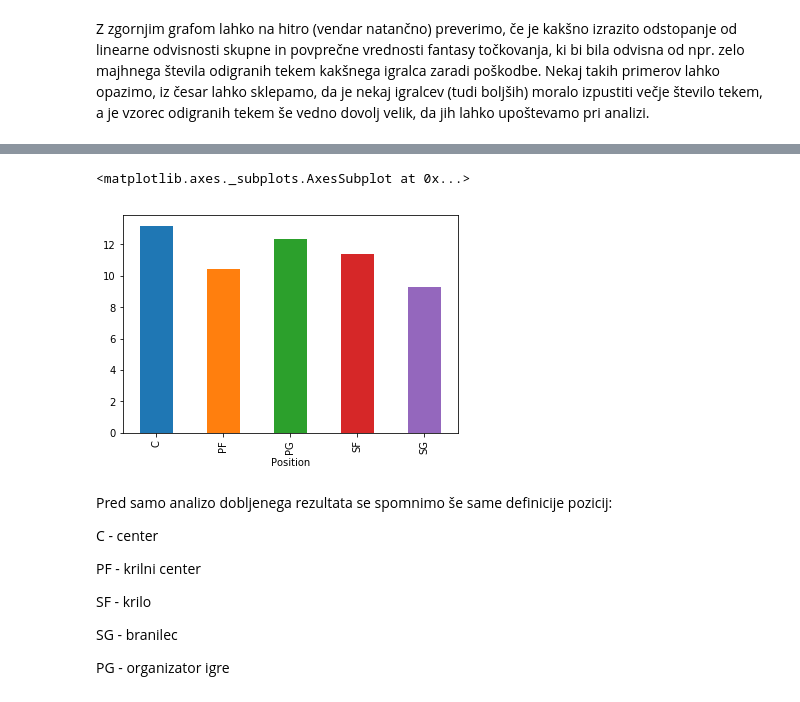
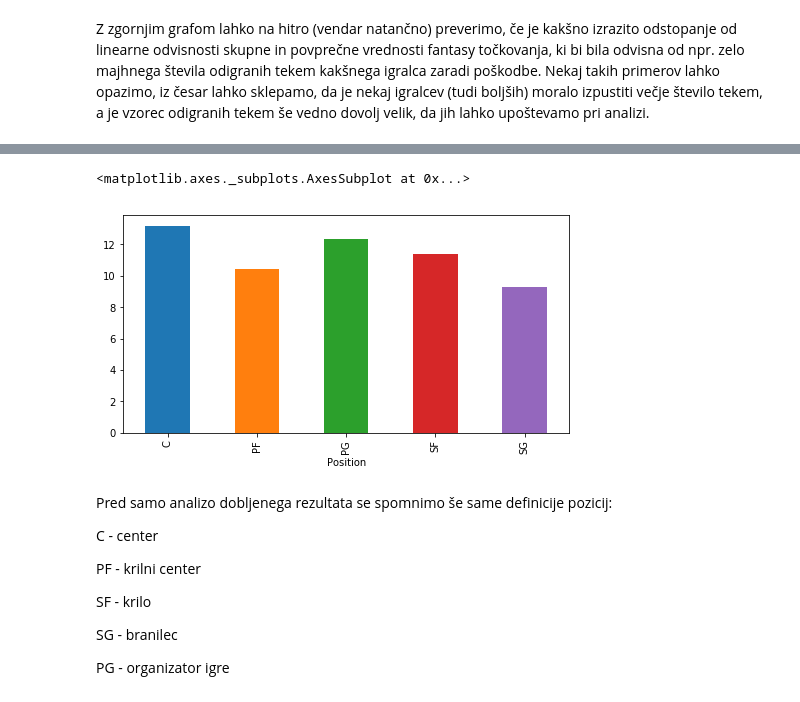
Before and after one commit to andrazdeluisa/projekt_PROG1, a Jupyter notebook: projekt.ipynb, the cells around one changed output, grey strips where cells are left out. Cells and saved outputs as stored; diff of their text form; code cells hidden in the pictures.

```diff
--- a/projekt.ipynb
+++ b/projekt.ipynb
@@ -59,8 +162,8 @@ V košarki so ponavadi zanimive (in hkrati nehvaležne) primerjave statistik igr
 # %%
-igralci.groupby('Position').mean().FANTASY_AVG.plot.bar()
+igralci.groupby('Position').mean().FANTASY_AVG.plot.bar(figsize=(8, 4))
 # %% [output]
 <matplotlib.axes._subplots.AxesSubplot at 0x...>
-[figure, old version]
+[figure, new version]
 # %% [markdown]
 Pred samo analizo dobljenega rezultata se spomnimo še same definicije pozicij:
 
```
Also changed, not shown: parts of 39 cells of this notebook.
